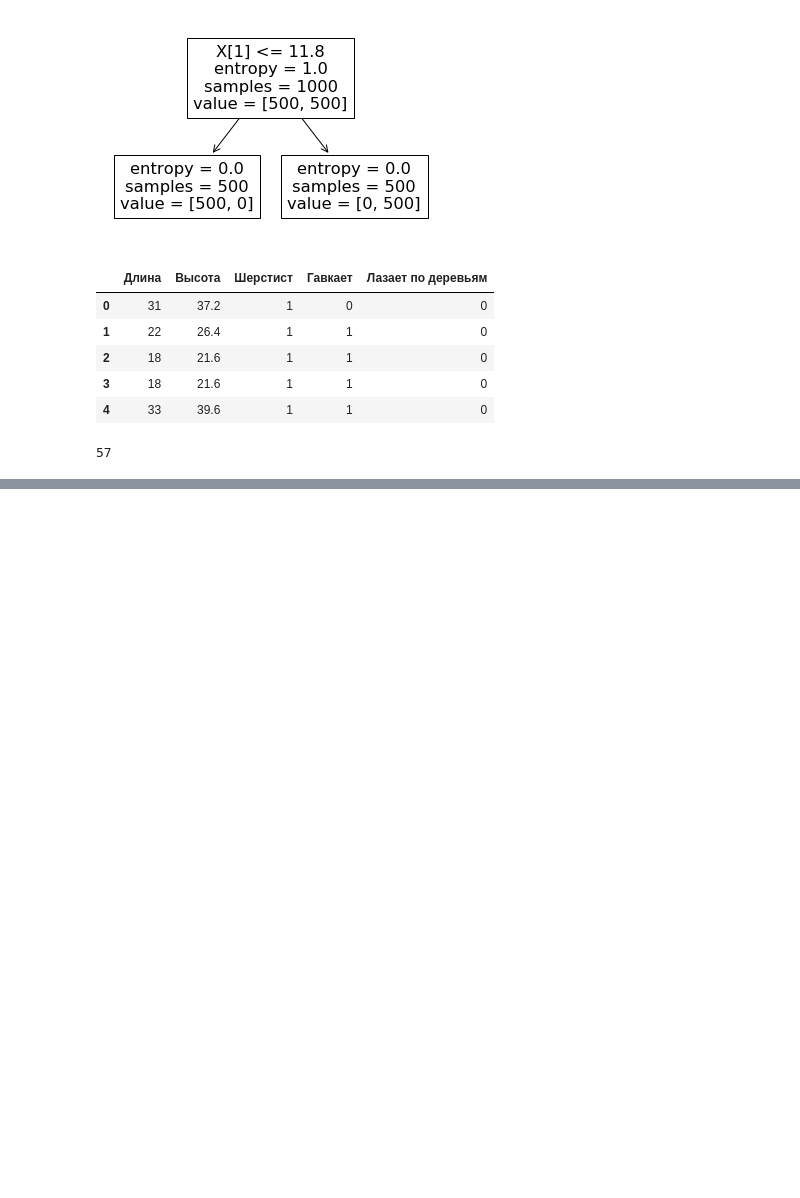
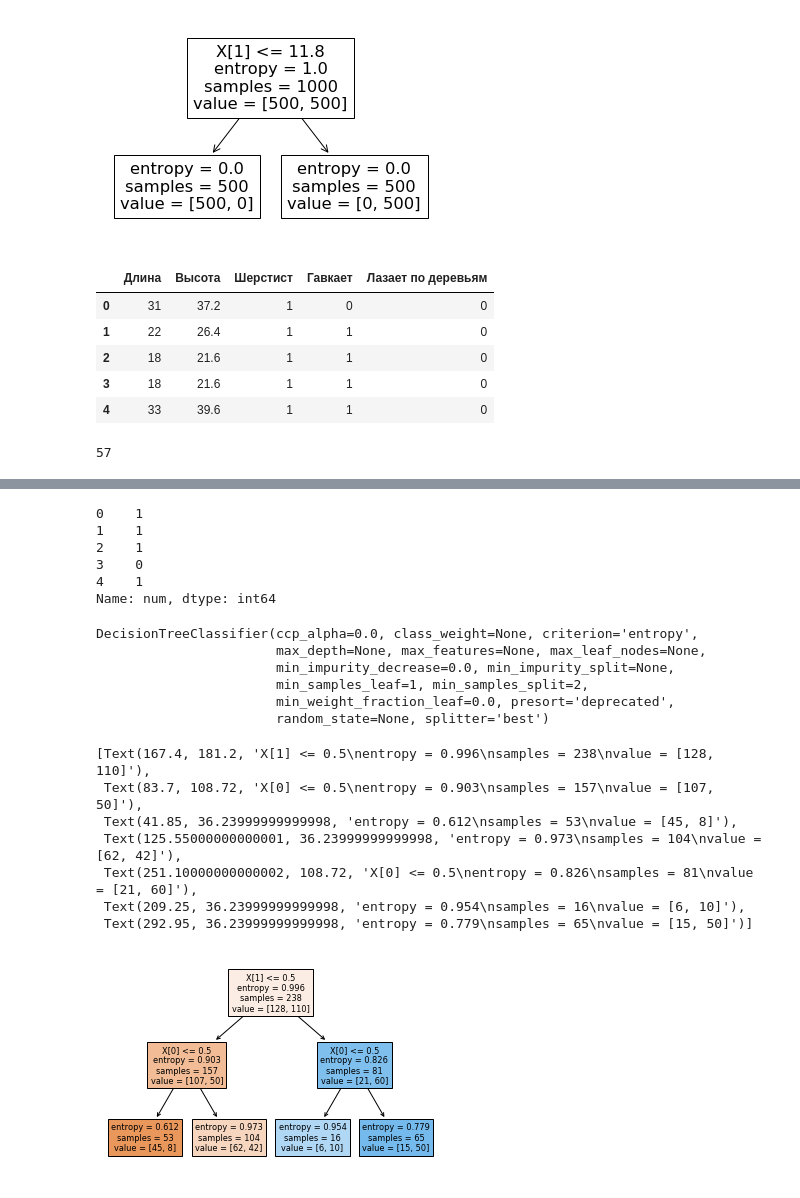
Before and after one commit to CrazyDi/PythonDataScience, a Jupyter notebook: Decision_Tree_Tasks.ipynb, the cells around one changed output, grey strips where cells are left out. Drawn from its saved outputs; the diff is of its cells as text; code cells hidden in the pictures; blank space fills up the shorter version.

```diff
--- a/Decision_Tree_Tasks.ipynb
+++ b/Decision_Tree_Tasks.ipynb
@@ -127,0 +143,3 @@ len(res[res=='собачка'])
+# %%
+train_data = pd.read_csv('data/train_data_tree.csv')
+train_data.head()
@@ -127,0 +153,3 @@ len(res[res=='собачка'])
+# %%
+X_train = train_data[['sex', 'exang']]
+X_train.head()
@@ -127,0 +163,31 @@ len(res[res=='собачка'])
+# %%
+y_train = train_data.num
+y_train.head()
+# %% [output]
+0    1
+1    1
+2    1
+3    0
+4    1
+Name: num, dtype: int64
+# %%
+clf_data = tree.DecisionTreeClassifier(criterion='entropy')
+clf_data.fit(X_train, y_train)
+# %% [output]
+DecisionTreeClassifier(ccp_alpha=0.0, class_weight=None, criterion='entropy',
+                       max_depth=None, max_features=None, max_leaf_nodes=None,
+                       min_impurity_decrease=0.0, min_impurity_split=None,
+                       min_samples_leaf=1, min_samples_split=2,
+                       min_weight_fraction_leaf=0.0, presort='deprecated',
+                       random_state=None, splitter='best')
+# %%
+tree.plot_tree(clf_data, filled=True)
+# %% [output]
+[Text(167.4, 181.2, 'X[1] <= 0.5\nentropy = 0.996\nsamples = 238\nvalue = [128, 110]'),
+ Text(83.7, 108.72, 'X[0] <= 0.5\nentropy = 0.903\nsamples = 157\nvalue = [107, 50]'),
+ Text(41.85, 36.23999999999998, 'entropy = 0.612\nsamples = 53\nvalue = [45, 8]'),
+ Text(125.55000000000001, 36.23999999999998, 'entropy = 0.973\nsamples = 104\nvalue = [62, 42]'),
+ Text(251.10000000000002, 108.72, 'X[0] <= 0.5\nentropy = 0.826\nsamples = 81\nvalue = [21, 60]'),
+ Text(209.25, 36.23999999999998, 'entropy = 0.954\nsamples = 16\nvalue = [6, 10]'),
+ Text(292.95, 36.23999999999998, 'entropy = 0.779\nsamples = 65\nvalue = [15, 50]')]
+[figure, added]
```
Also changed, not shown: parts of 14 cells of this notebook, 1 other file.
